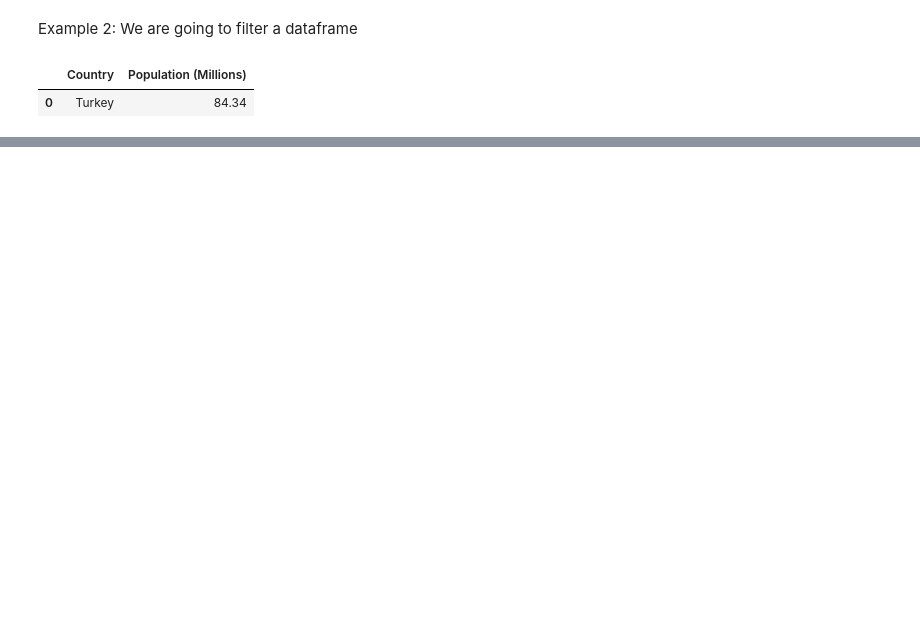
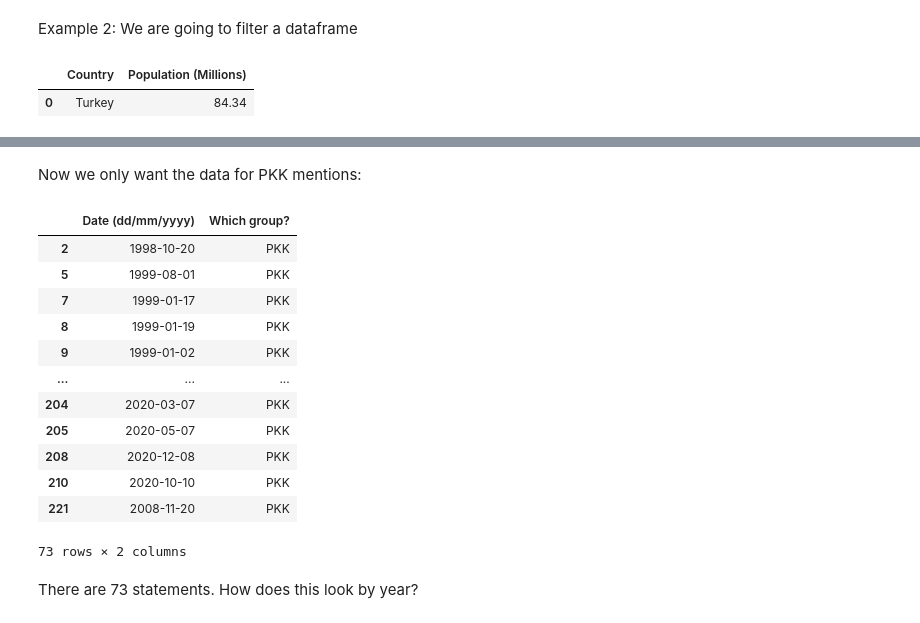
Before and after one commit to DiweenHawezy/Python-Workshop, a Jupyter notebook: PythonExample.ipynb, the cells around one changed output, grey strips where cells are left out. Saved outputs shown, nothing was run; the diff lists cells and outputs as text; code cells hidden in the pictures; blank space fills up the shorter version.

```diff
--- a/PythonExample.ipynb
+++ b/PythonExample.ipynb
@@ -49,0 +204,22 @@ TurkeyRow
+# %% [markdown]
+Now we only want the data for PKK mentions:
+# %%
+ForeignMinistryStatements = ForeignMinistryStatements[(ForeignMinistryStatements['Which group?'] == 'PKK') | (ForeignMinistryStatements['Which group?'] == 'Pkk') | (ForeignMinistryStatements['Which group?'] == 'pkk')]
+
+ForeignMinistryStatements
+# %% [output]
+|  | Date (dd/mm/yyyy) | Which group? |
+| 2 | 1998-10-20 | PKK |
+| 5 | 1999-08-01 | PKK |
+| 7 | 1999-01-17 | PKK |
+| 8 | 1999-01-19 | PKK |
+| 9 | 1999-01-02 | PKK |
+| ... | ... | ... |
+| 204 | 2020-03-07 | PKK |
+| 205 | 2020-05-07 | PKK |
+| 208 | 2020-12-08 | PKK |
+| 210 | 2020-10-10 | PKK |
+| 221 | 2008-11-20 | PKK |
+73 rows × 2 columns
+# %% [markdown]
+There are 73 statements. How does this look by year?
```
Also changed, not shown: parts of 26 cells of this notebook, 2 other files.
